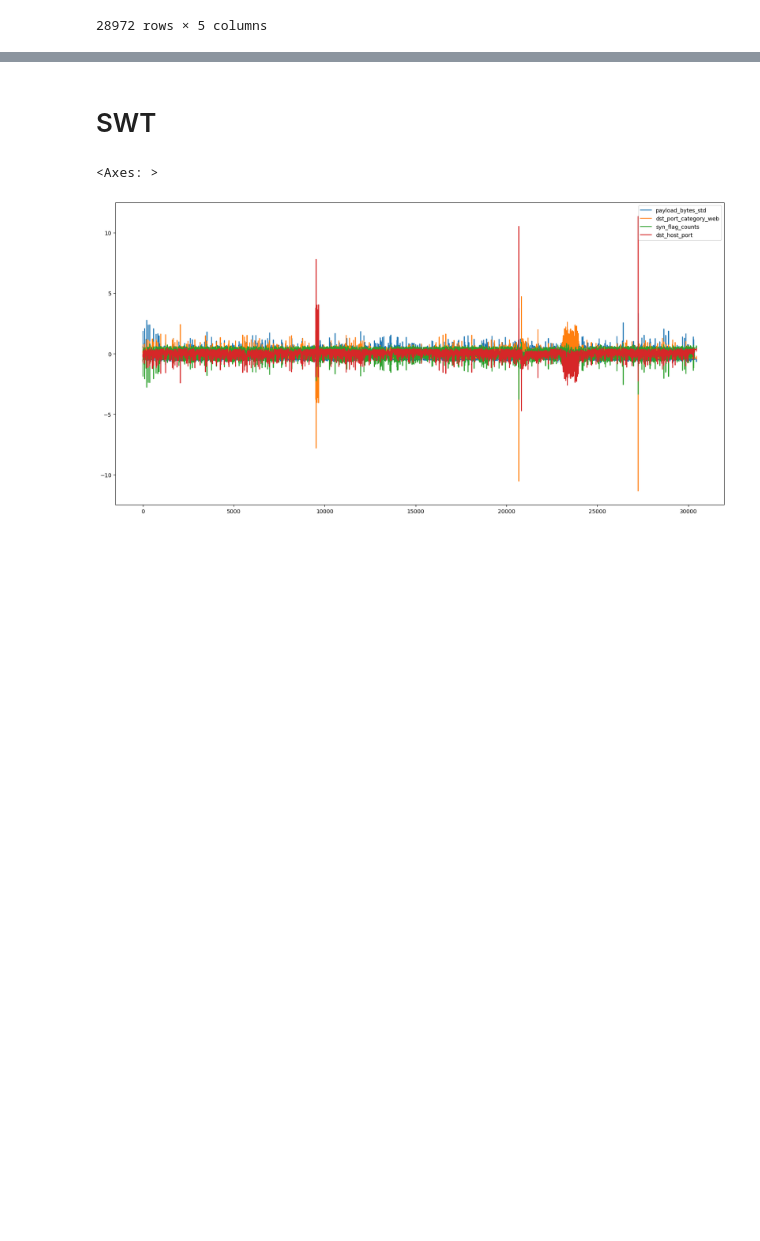
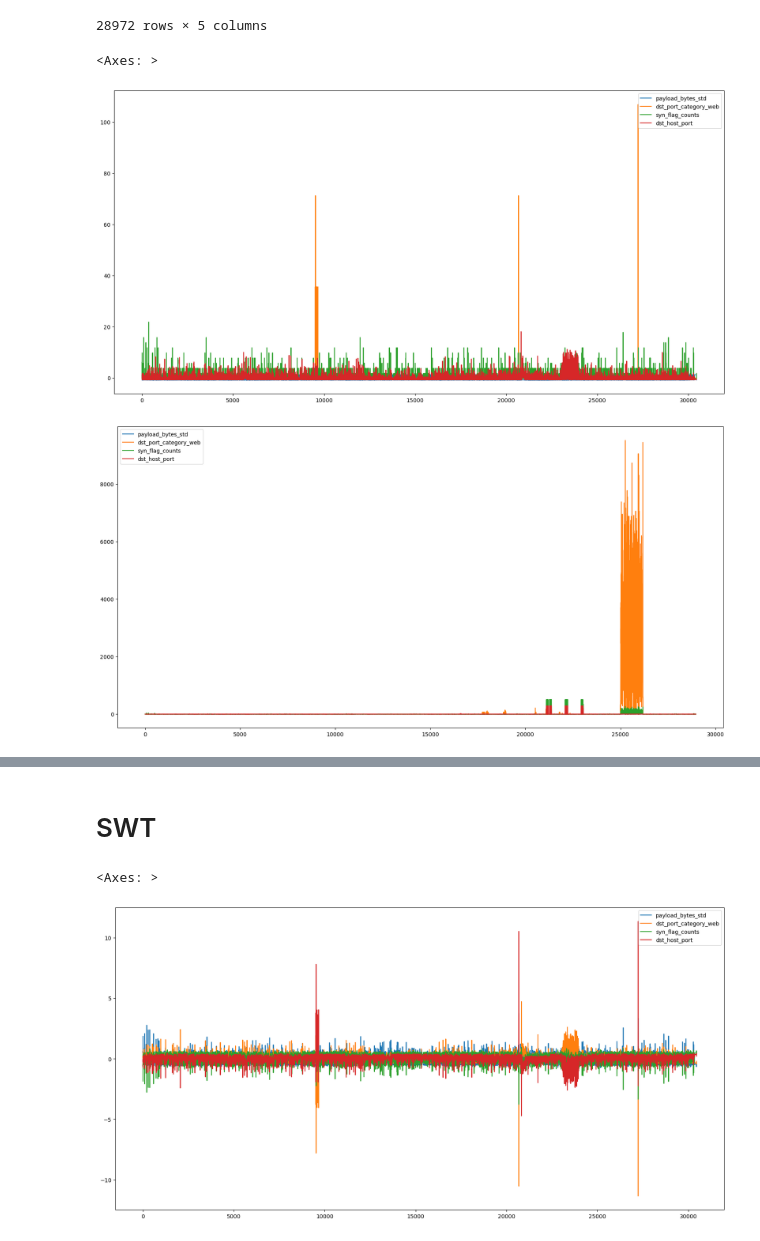
Before and after one commit to stanislav-pavliuk/wavelets-intrusion-detection, a Jupyter notebook: Intrusion-detection.ipynb, the cells around one changed output, grey strips where cells are left out. Drawn from its saved outputs; the diff is of its cells as text; code cells hidden in the pictures; blank space fills up the shorter version.

```diff
--- a/Intrusion-detection.ipynb
+++ b/Intrusion-detection.ipynb
@@ -147,11 +147,11 @@ resampler = Resampler({
     "label": lambda x: 1 if x.eq("Benign").all() else -1
 }, '1s')
 
-MONDAY = '2017-07-05'
-FRIDAY = '2017-07-07'
+TRAIN_DAY = '2017-07-05'
+TEST_DAY = '2017-07-07'
 
-monday = internal.with_date(MONDAY).with_label('Benign').resample(resampler)
-friday = internal.with_date(FRIDAY).resample(resampler)
+monday = internal.with_date(TRAIN_DAY).with_label('Benign').resample(resampler)
+friday = internal.with_date(TEST_DAY).resample(resampler)
 
 monday.show()
 friday.show()
@@ -187,8 +187,15 @@ friday.show()
 # %%
 X_monday, y_monday = monday.X_y('label')
 X_friday, y_friday = friday.X_y('label')
 
 
 scaler = StandardScaler()
 X_monday = pd.DataFrame(scaler.fit_transform(X_monday), columns=X_monday.columns)
 X_friday = pd.DataFrame(scaler.transform(X_friday), columns=X_friday.columns)
+
+X_monday.plot(figsize=(20, 10))
+X_friday.plot(figsize=(20, 10))
+# %% [output]
+<Axes: >
+[figure, added]
+[figure, added]
```
Also changed, not shown: parts of 2 cells of this notebook.
